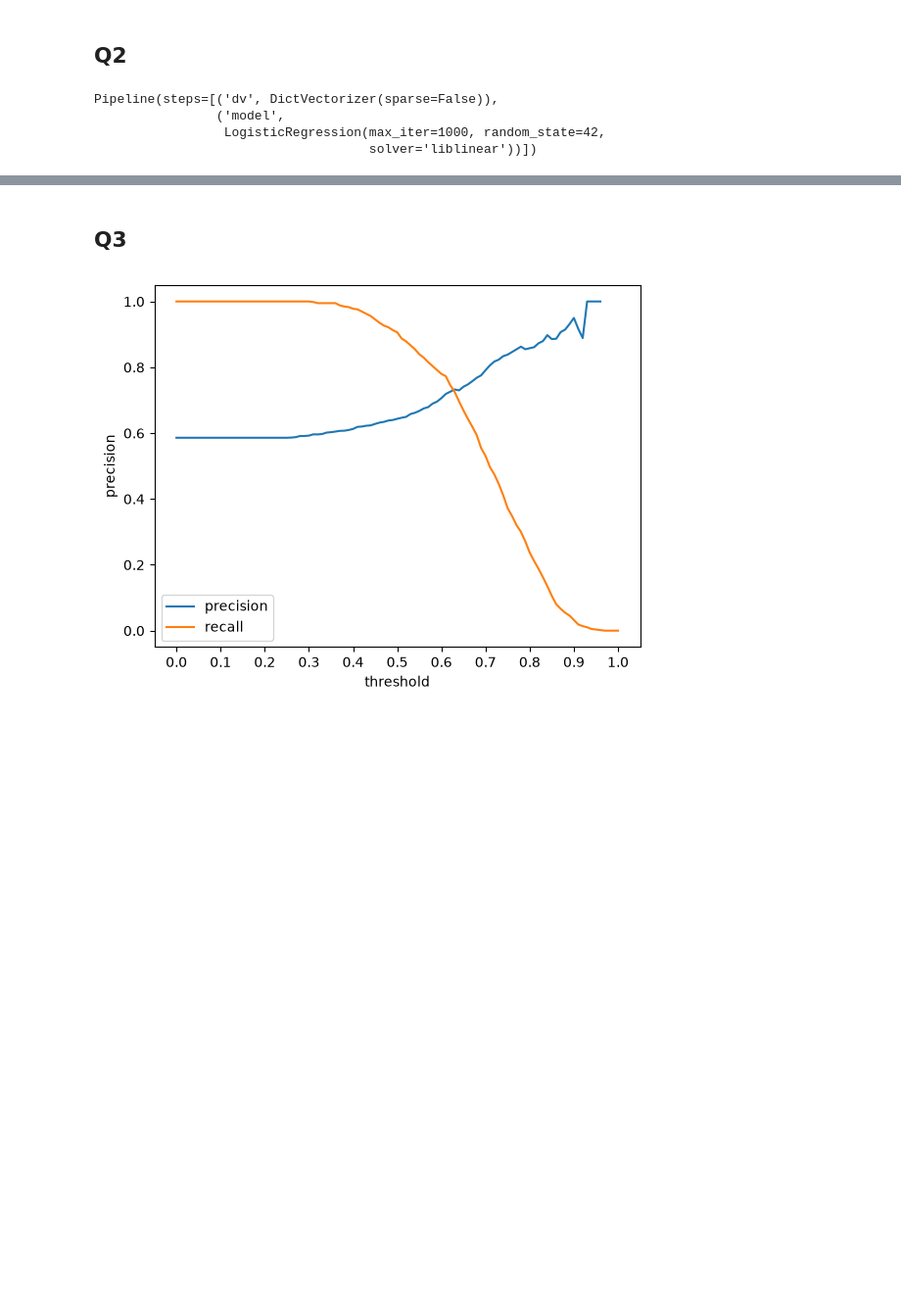
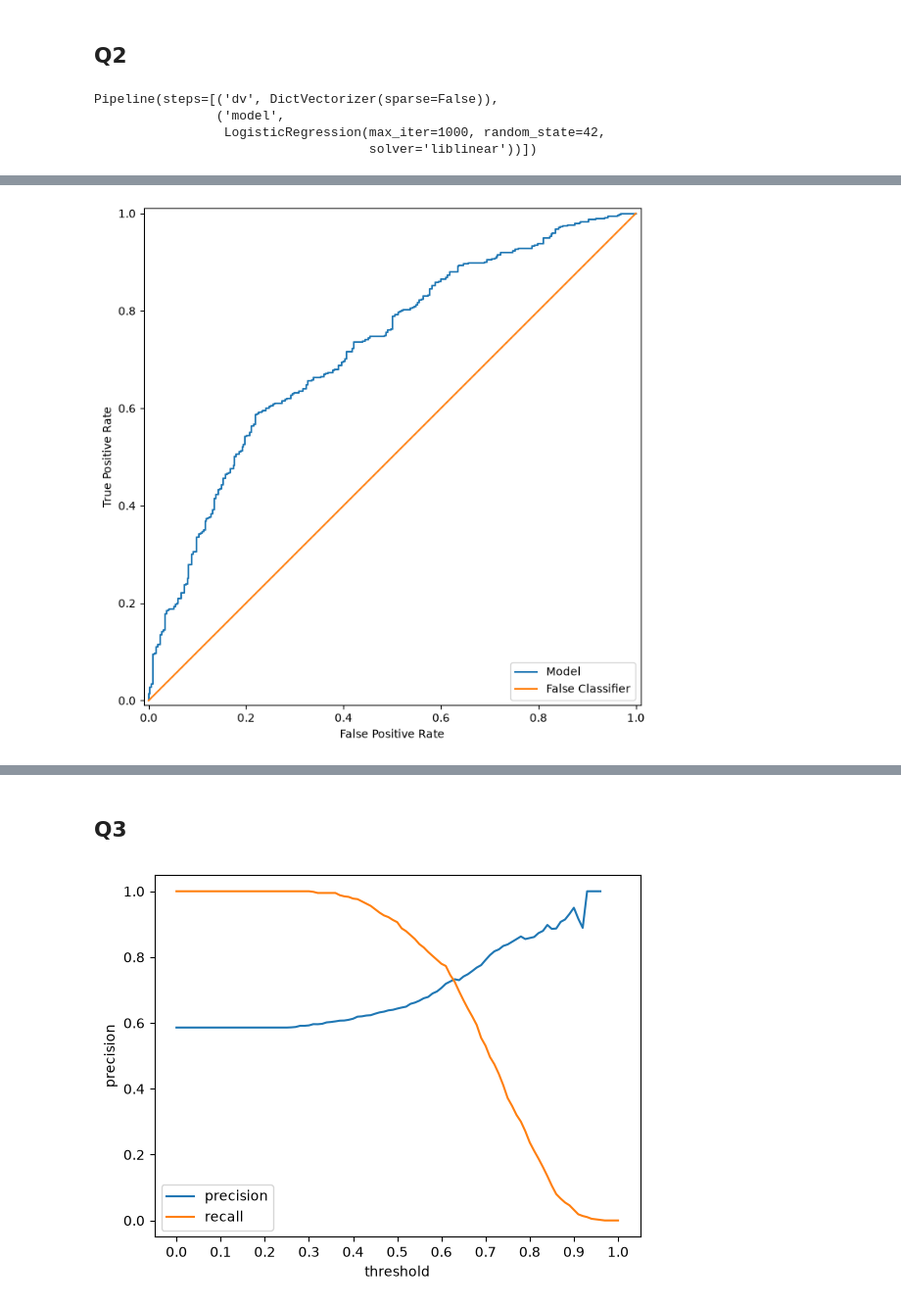
Before and after one commit to ss52/ml_zoomcamp, a Jupyter notebook: HW/hw_4.ipynb, the cells around one changed output, grey strips where cells are left out. Shown at 98% size. Drawn from its saved outputs; the diff is of its cells as text; code cells hidden in the pictures; blank space fills up the shorter version.

```diff
--- a/HW/hw_4.ipynb
+++ b/HW/hw_4.ipynb
@@ -131,0 +153,23 @@ AUC for val dataset: 0.732
+# %%
+from sklearn.metrics import RocCurveDisplay, roc_curve
+
+y_score = pipe.decision_function(df_val.to_dict(orient='records'))
+
+fpr, tpr, _ = roc_curve(y_val, y_score, pos_label=pipe.classes_[1])
+roc_display = RocCurveDisplay(fpr=fpr, tpr=tpr)
+
+y_score_i = np.zeros_like(y_val)
+
+fpr_i, tpr_i, _ = roc_curve(y_val, y_score_i, pos_label=pipe.classes_[1])
+roc_display_i = RocCurveDisplay(fpr=fpr_i, tpr=tpr_i)
+
+fig, ax1 = plt.subplots(1, 1, figsize=(8, 8))
+
+roc_display.plot(ax=ax1)
+roc_display_i.plot(ax=ax1)
+
+plt.legend(['Model', 'False Classifier'], loc='lower right')
+
+plt.show()
+# %% [output]
+[figure, added]
```
Also changed, not shown: parts of 9 cells of this notebook, 3 other files.
